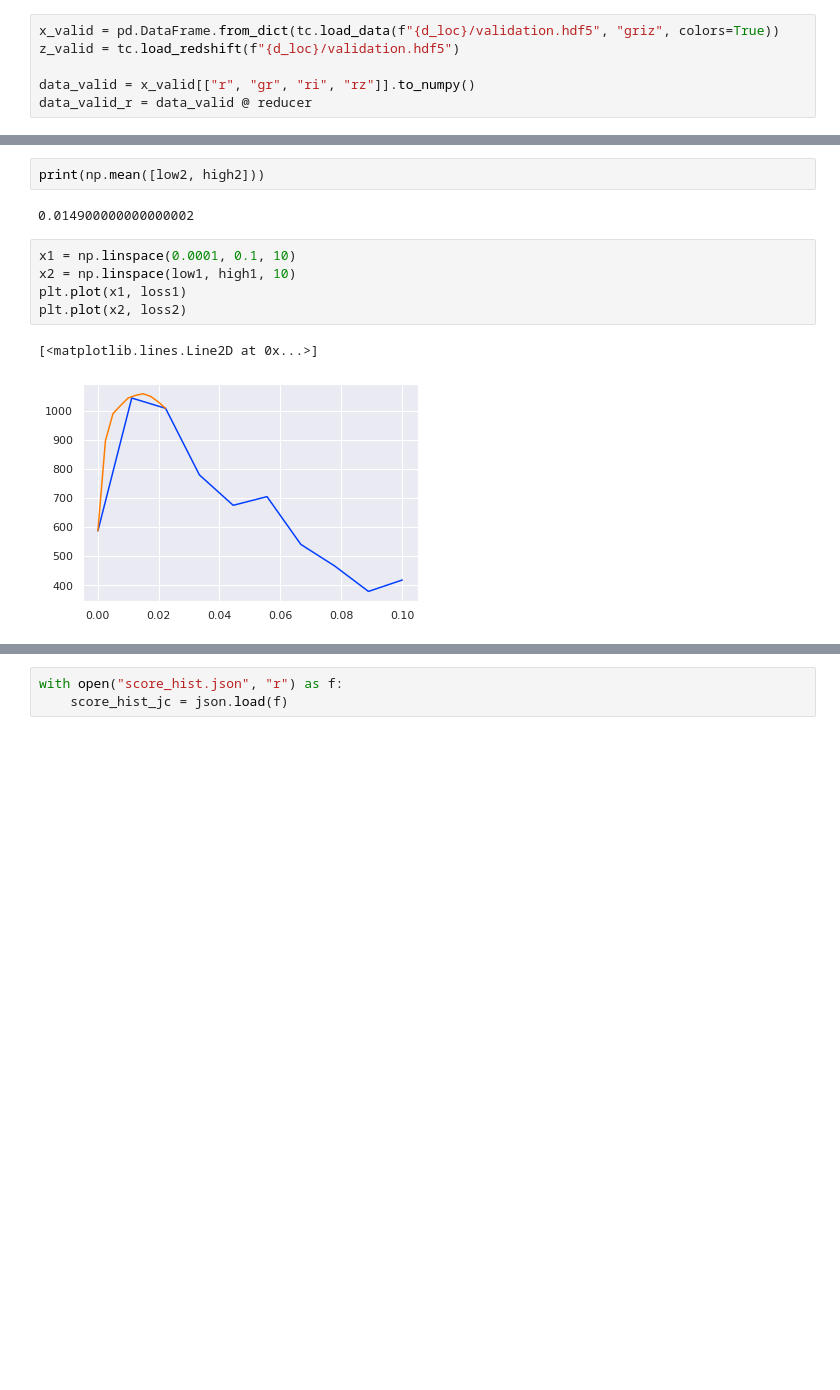
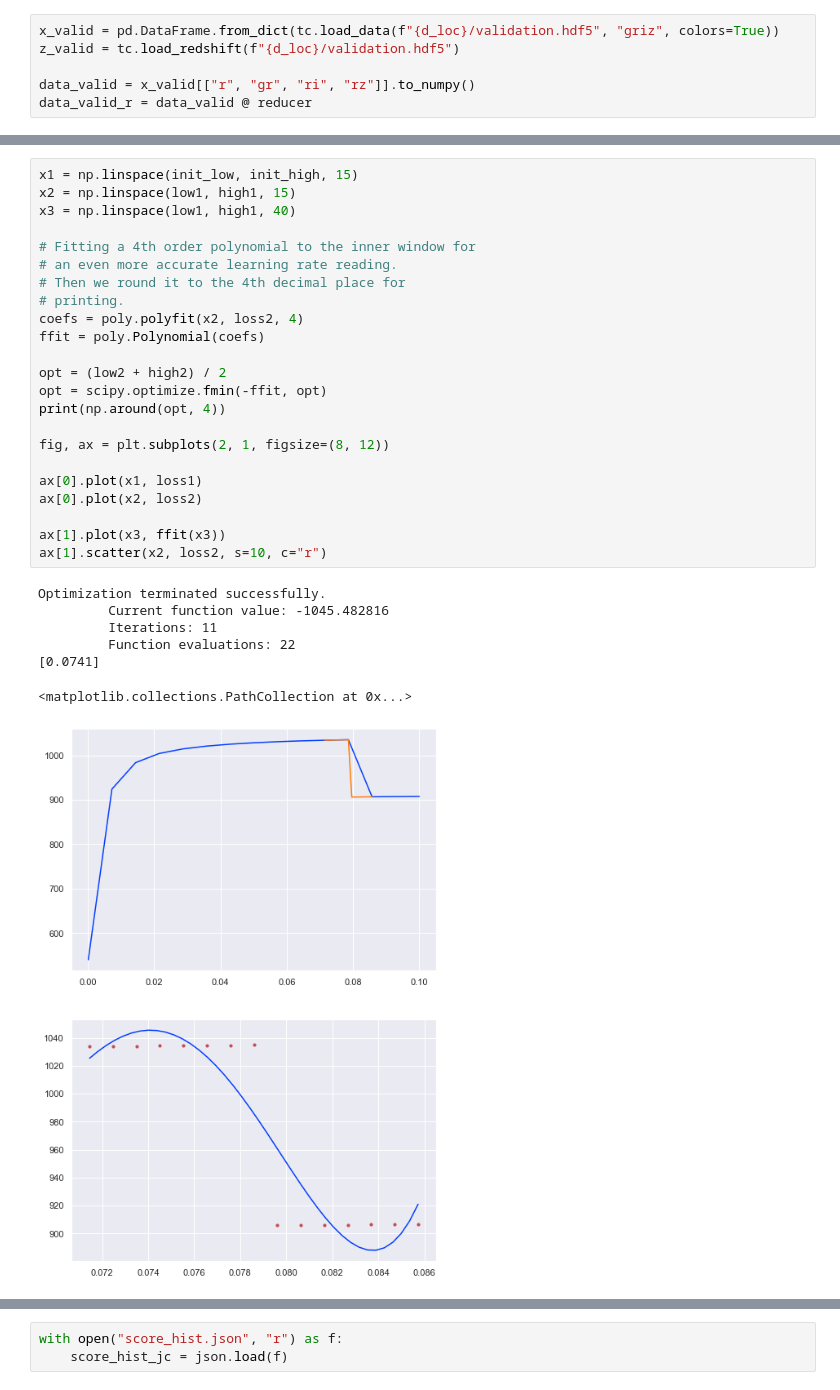
Before and after one commit to LSSTDESC/tomo_challenge, a Jupyter notebook: notebooks/pca_cluster.ipynb, the cells around one changed output, grey strips where cells are left out. Cells and saved outputs as stored; diff of their text form; blank space fills up the shorter version.

```diff
--- a/notebooks/pca_cluster.ipynb
+++ b/notebooks/pca_cluster.ipynb
@@ -505,12 +561,31 @@ FOM: 1164.221568270905
-# %%
-print(np.mean([low2, high2]))
-# %% [output]
-0.014900000000000002
-# %%
-x1 = np.linspace(0.0001, 0.1, 10)
-x2 = np.linspace(low1, high1, 10)
-plt.plot(x1, loss1)
-plt.plot(x2, loss2)
-# %% [output]
-[<matplotlib.lines.Line2D at 0x...>]
-[figure, removed]
+# %%
+x1 = np.linspace(init_low, init_high, 15)
+x2 = np.linspace(low1, high1, 15)
+x3 = np.linspace(low1, high1, 40)
+
+# Fitting a 4th order polynomial to the inner window for
+# an even more accurate learning rate reading.
+# Then we round it to the 4th decimal place for
+# printing.
+coefs = poly.polyfit(x2, loss2, 4)
+ffit = poly.Polynomial(coefs)
+
+opt = (low2 + high2) / 2
+opt = scipy.optimize.fmin(-ffit, opt)
+print(np.around(opt, 4))
+
+fig, ax = plt.subplots(2, 1, figsize=(8, 12))
+
+ax[0].plot(x1, loss1)
+ax[0].plot(x2, loss2)
+
+ax[1].plot(x3, ffit(x3))
+ax[1].scatter(x2, loss2, s=10, c="r")
+# %% [output]
+Optimization terminated successfully.
+         Current function value: -1045.482816
+         Iterations: 11
+         Function evaluations: 22
+[0.0741]
+<matplotlib.collections.PathCollection at 0x...>
+[figure, added]
```
Also changed, not shown: parts of 13 cells of this notebook.
